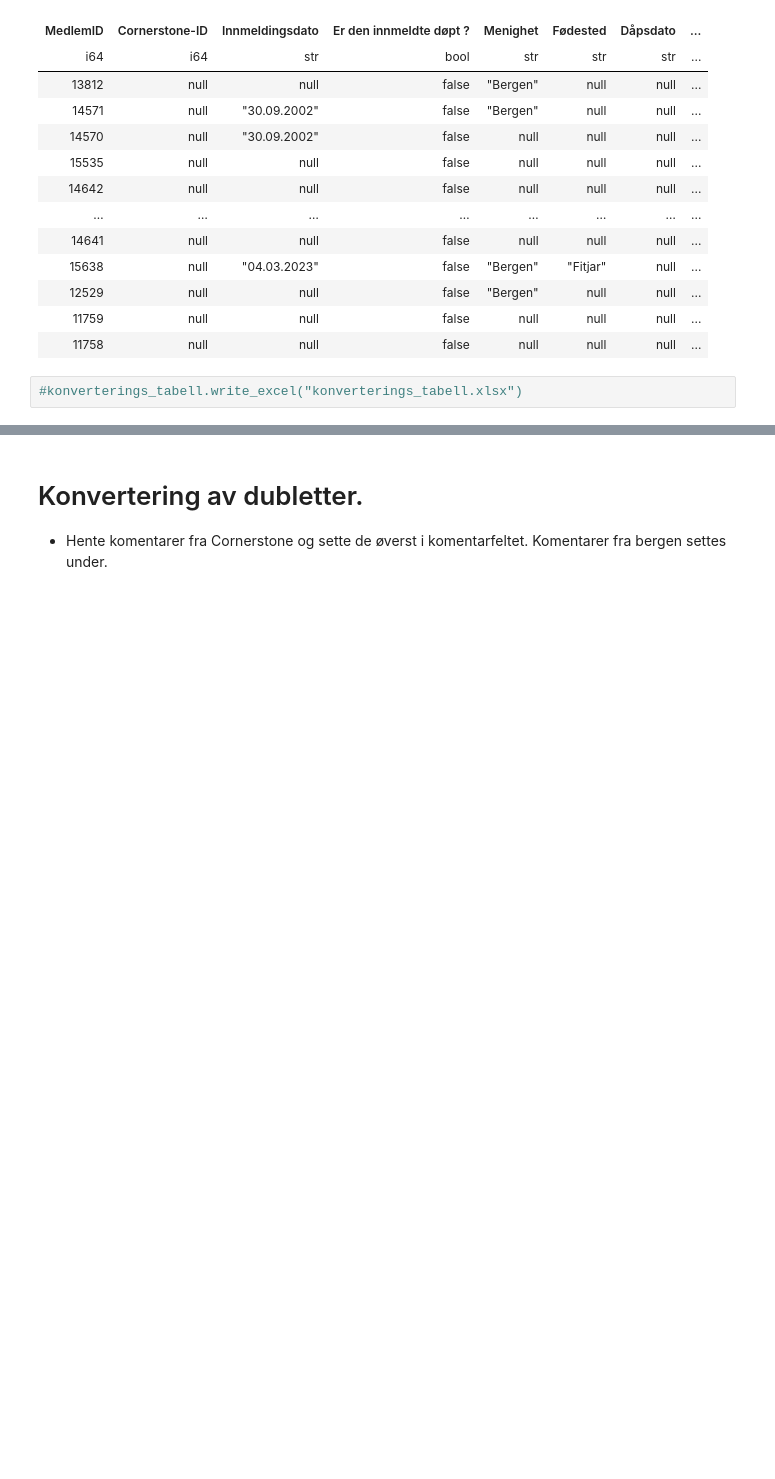
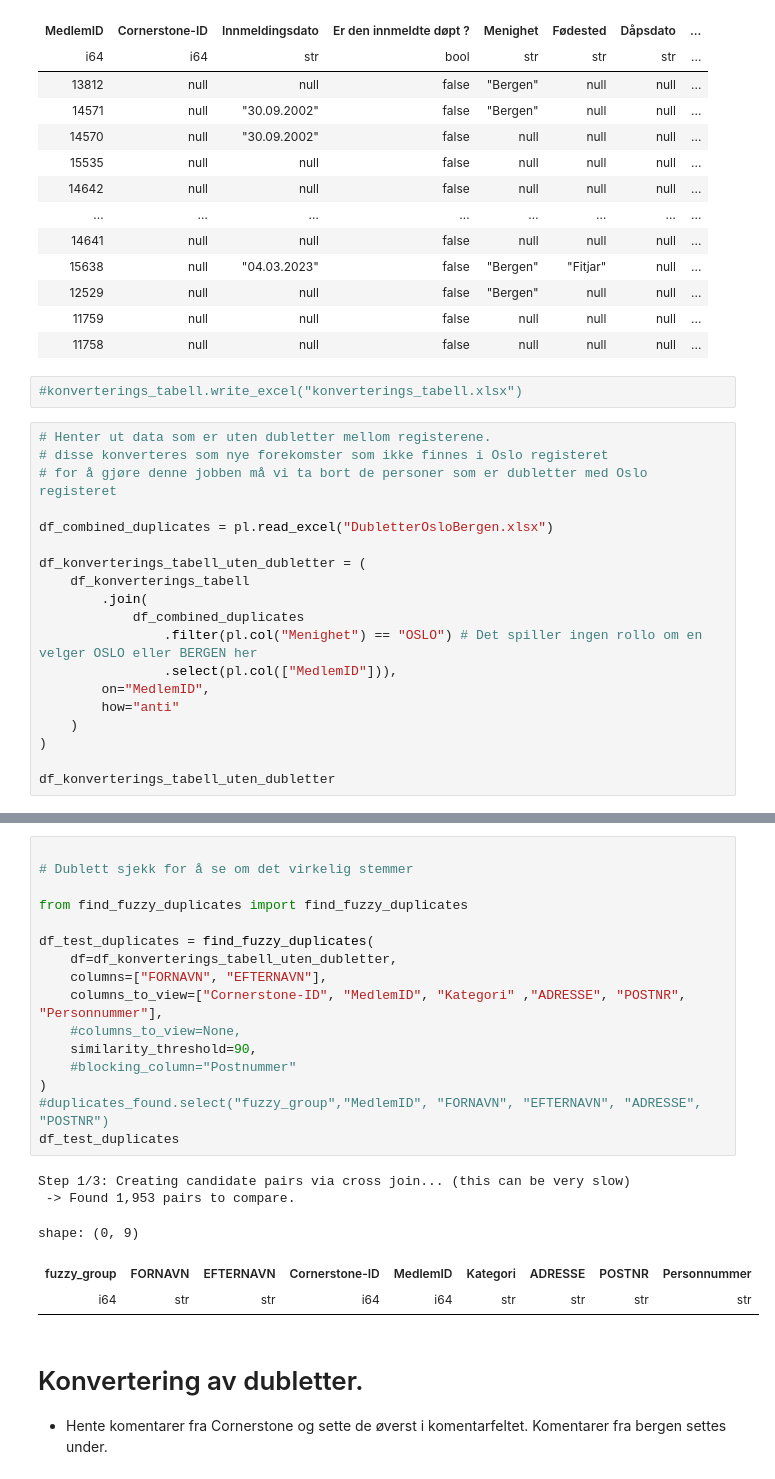
Before and after one commit to craftsmandigital/Bergens-konvertering, a Jupyter notebook: konvertering.ipynb, the cells around one changed output, grey strips where cells are left out. Drawn from its saved outputs; the diff is of its cells as text; blank space fills up the shorter version.

Commit message:
Konverterings tabeller for dubletter og ikke dubletter anses for å være klaf. Men klart det kan jo pyntes på

```diff
--- a/konvertering.ipynb
+++ b/konvertering.ipynb
@@ -278,3 +278,22 @@ shape: (577, 49)
 | 11758 | null | null | false | null | null | null | ... |
 # %%
 #konverterings_tabell.write_excel("konverterings_tabell.xlsx")
+# %%
+# Henter ut data som er uten dubletter mellom registerene.
+# disse konverteres som nye forekomster som ikke finnes i Oslo registeret
+# for å gjøre denne jobben må vi ta bort de personer som er dubletter med Oslo registeret
+
+df_combined_duplicates = pl.read_excel("DubletterOsloBergen.xlsx")
+
+df_konverterings_tabell_uten_dubletter = (
+    df_konverterings_tabell
+        .join(
+            df_combined_duplicates
+                .filter(pl.col("Menighet") == "OSLO") # Det spiller ingen rollo om en velger OSLO eller BERGEN her
+                .select(pl.col(["MedlemID"])),
+        on="MedlemID",
+        how="anti"
+    )
+)
+
+df_konverterings_tabell_uten_dubletter
@@ -281,3 +315,25 @@ shape: (577, 49)
+# %%
+
+# Dublett sjekk for å se om det virkelig stemmer
+
+from find_fuzzy_duplicates import find_fuzzy_duplicates
+
+df_test_duplicates = find_fuzzy_duplicates(
+    df=df_konverterings_tabell_uten_dubletter,
+    columns=["FORNAVN", "EFTERNAVN"],
+    columns_to_view=["Cornerstone-ID", "MedlemID", "Kategori" ,"ADRESSE", "POSTNR", "Personnummer"],
+    #columns_to_view=None,
+    similarity_threshold=90,
+    #blocking_column="Postnummer"
+)
+#duplicates_found.select("fuzzy_group","MedlemID", "FORNAVN", "EFTERNAVN", "ADRESSE", "POSTNR")
+df_test_duplicates
+# %% [output]
+Step 1/3: Creating candidate pairs via cross join... (this can be very slow)
+ -> Found 1,953 pairs to compare.
+shape: (0, 9)
+| fuzzy_group | FORNAVN | EFTERNAVN | Cornerstone-ID | MedlemID | Kategori | ADRESSE | POSTNR | Personnummer |
+| i64 | str | str | i64 | i64 | str | str | str | str |
 # %% [markdown]
 # Konvertering av dubletter.
 - Hente komentarer fra Cornerstone og sette de øverst i komentarfeltet. Komentarer fra bergen settes under.
```
Also changed, not shown: parts of 3 cells of this notebook.
